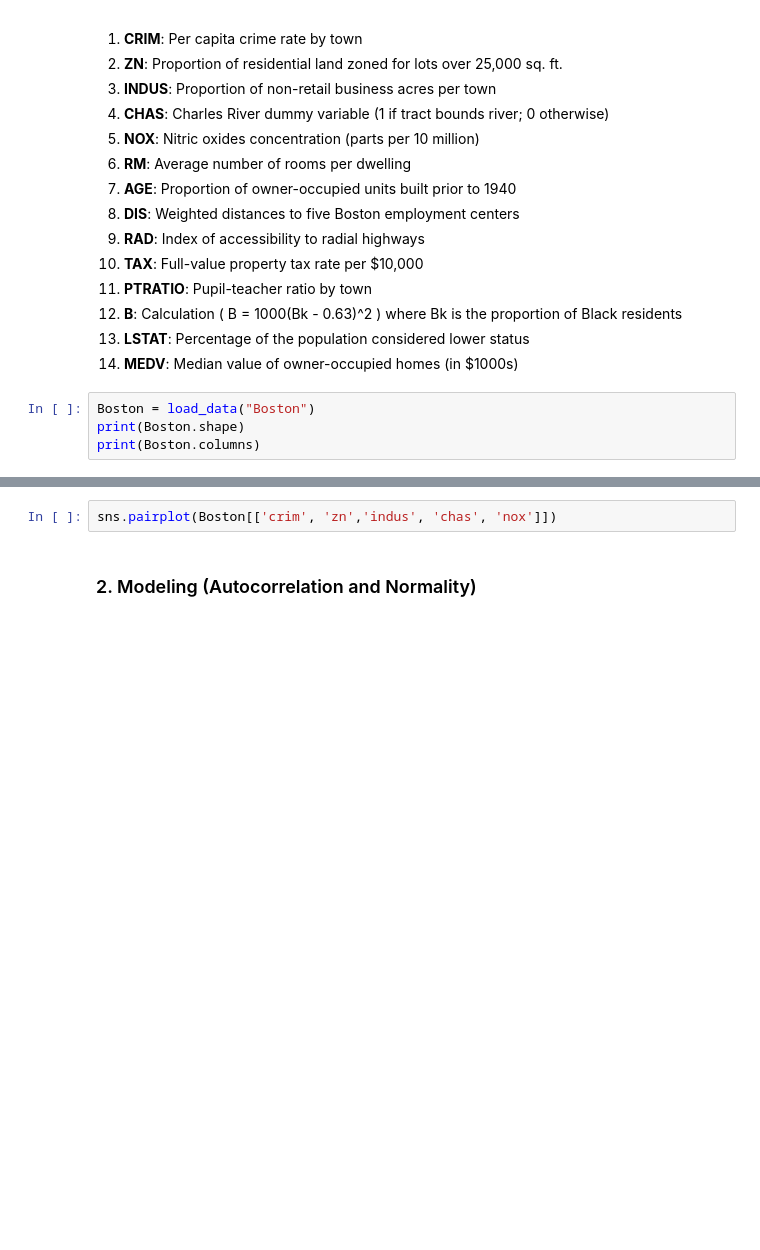
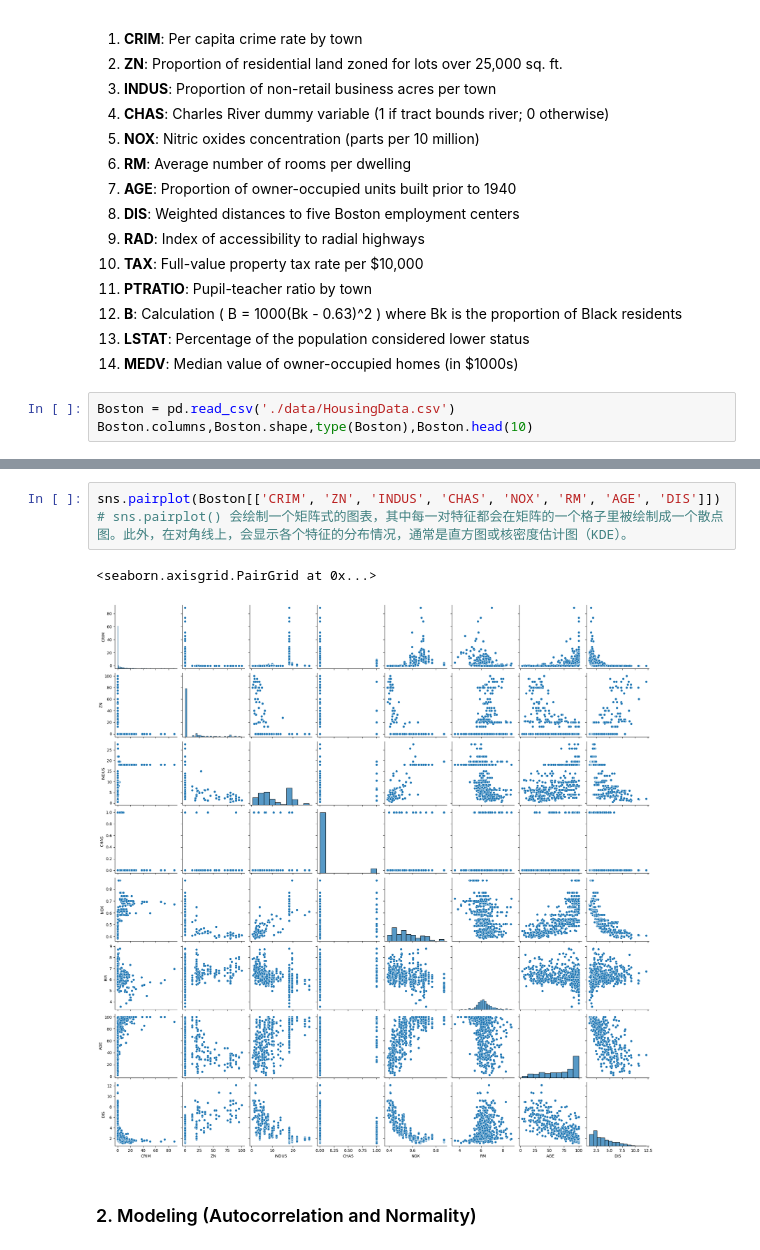
Before and after one commit to ZiangChen9/SDSC5001, a Jupyter notebook: Tutorial_4_Linear_Regression.ipynb, the cells around one changed output, grey strips where cells are left out. Cells and saved outputs as stored; diff of their text form; blank space fills up the shorter version.

```diff
--- a/Tutorial_4_Linear_Regression.ipynb
+++ b/Tutorial_4_Linear_Regression.ipynb
@@ -40,6 +58,5 @@ The dataset typically includes the following variables:
 13. **LSTAT**: Percentage of the population considered lower status
 14. **MEDV**: Median value of owner-occupied homes (in \$1000s)
 # %%
-Boston = load_data("Boston")
-print(Boston.shape)
-print(Boston.columns)
+Boston = pd.read_csv('./data/HousingData.csv')
+Boston.columns,Boston.shape,type(Boston),Boston.head(10)
@@ -50,5 +121,9 @@ Boston[['crim', 'zn','indus', 'chas', 'nox']]
 # %%
-sns.pairplot(Boston[['crim', 'zn','indus', 'chas', 'nox']])
+sns.pairplot(Boston[['CRIM', 'ZN', 'INDUS', 'CHAS', 'NOX', 'RM', 'AGE', 'DIS']])
+# sns.pairplot() 会绘制一个矩阵式的图表，其中每一对特征都会在矩阵的一个格子里被绘制成一个散点图。此外，在对角线上，会显示各个特征的分布情况，通常是直方图或核密度估计图（KDE）。
+# %% [output]
+<seaborn.axisgrid.PairGrid at 0x...>
+[figure, added]
 # %% [markdown]
 ### 2. Modeling (Autocorrelation and Normality)
 # %%
```
Also changed, not shown: parts of 6 cells of this notebook.
